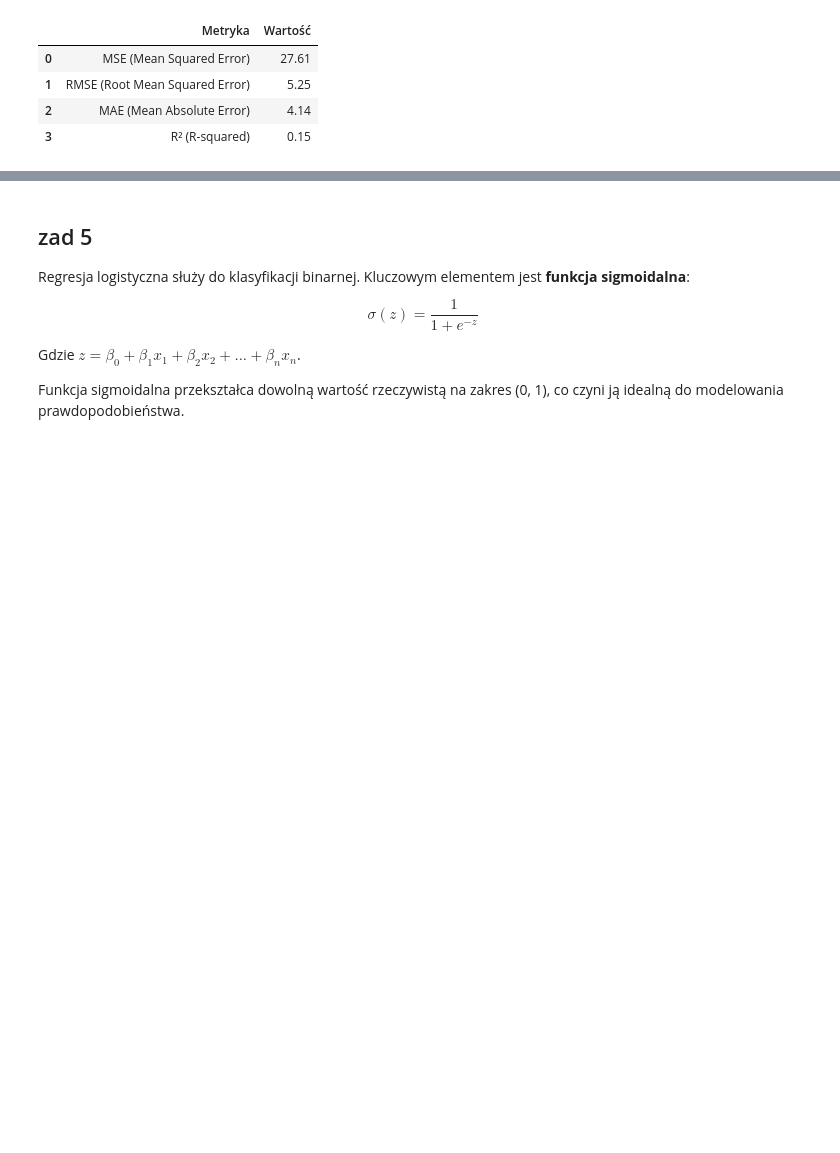
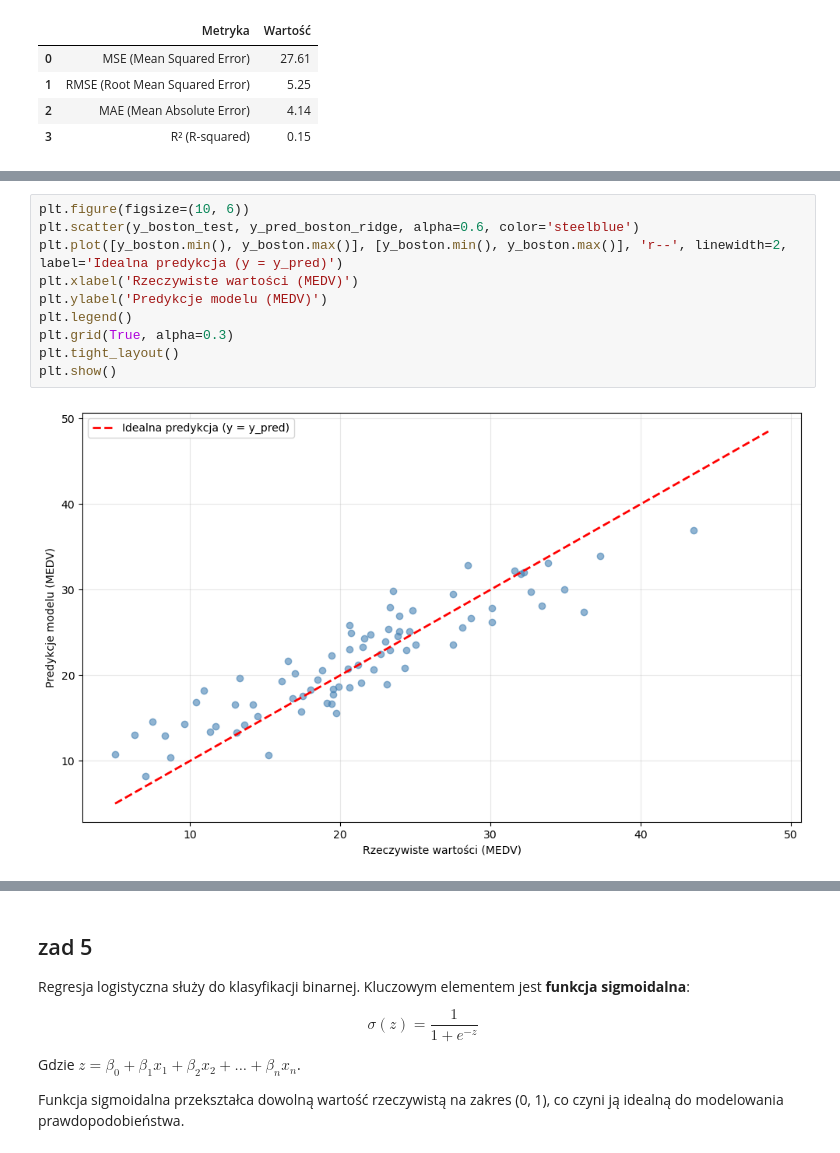
Before and after one commit to piotrczech/PWr-Introduction-to-machine-learning, a Jupyter notebook: lista3.ipynb, the cells around one changed output, grey strips where cells are left out. Drawn from its saved outputs; the diff is of its cells as text; blank space fills up the shorter version.

```diff
--- a/lista3.ipynb
+++ b/lista3.ipynb
@@ -517,0 +512,12 @@ Parametr **alpha** kontroluje siłę regularyzacji - im większe, tym silniejsza
+# %%
+plt.figure(figsize=(10, 6))
+plt.scatter(y_boston_test, y_pred_boston_ridge, alpha=0.6, color='steelblue')
+plt.plot([y_boston.min(), y_boston.max()], [y_boston.min(), y_boston.max()], 'r--', linewidth=2, label='Idealna predykcja (y = y_pred)')
+plt.xlabel('Rzeczywiste wartości (MEDV)')
+plt.ylabel('Predykcje modelu (MEDV)')
+plt.legend()
+plt.grid(True, alpha=0.3)
+plt.tight_layout()
+plt.show()
+# %% [output]
+[figure, added]
```
Also changed, not shown: parts of 21 cells of this notebook.
